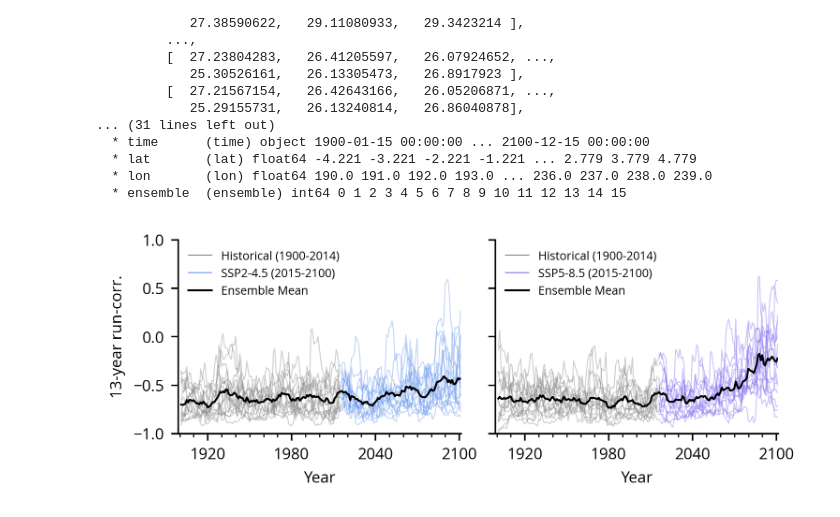
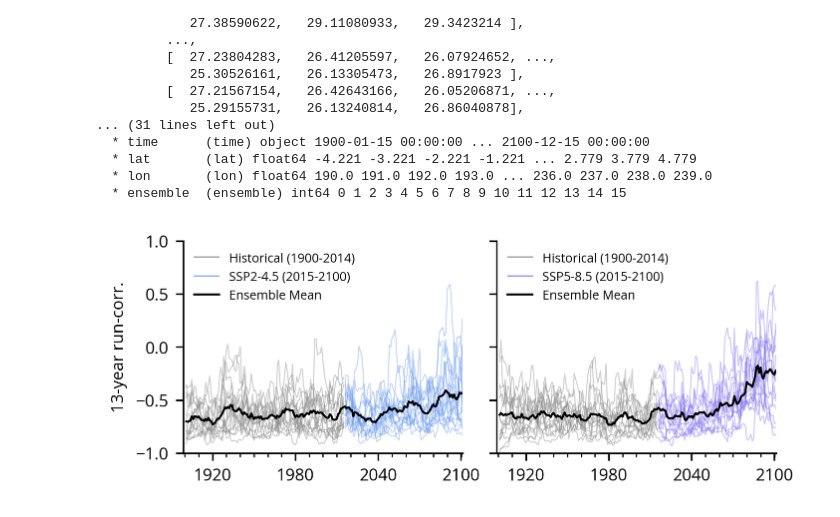
Before and after one commit to emmleroy/msea-interbasin-interactions, a Jupyter notebook: FigS4.ipynb, the cells around one changed output. Cells and saved outputs as stored; diff of their text form; code cells hidden in the pictures.

```diff
--- a/FigS4.ipynb
+++ b/FigS4.ipynb
@@ -365,14 +365,14 @@ mpl.rcParams.update({
     'figure.titlesize': 8
 })
 
-fig_width_cm = 14
-fig_height_cm = 5
+fig_width_cm = 12
+fig_height_cm = 4.5
 fig_width_in = fig_width_cm / 2.54
 fig_height_in = fig_height_cm / 2.54
 
 fig = plt.figure(figsize=(fig_width_in, fig_height_in), dpi=300, constrained_layout=True)
 
-gs1 = GridSpec(1, 2, top=0.90, bottom=0.2, hspace=0.5, wspace=0.12)
+gs1 = GridSpec(1, 2, top=0.95, bottom=0.15, left=0.12, right=0.96, hspace=0.5, wspace=0.12)
 
 ax1 = fig.add_subplot(gs1[0, 0])
 ax2 = fig.add_subplot(gs1[0, 1])
@@ -457,32 +457,32 @@ ax2.plot(
 # For legend, create temporary lines that are made invisible
 line1 = Line2D([0], [0], color='grey', linewidth=0.5, linestyle='-')
 line2 = Line2D([0], [0], color='mediumslateblue', linewidth=0.5, linestyle='-')
 line3 = Line2D([0], [0], color='k', linewidth=1, linestyle='-')
 
 plt.gca().add_patch(line1)
 plt.gca().add_patch(line2)
 plt.gca().add_patch(line3)
 
 ax2.legend([line1, line2, line3], ['Historical (1900-2014)', 'SSP5-8.5 (2015-2100)', 'Ensemble Mean'], loc='upper left', frameon=False, fontsize=6)
 
 line1.set_visible(False)
 line2.set_visible(False)
 line3.set_visible(False)
 
 # Set common axes parameters
 for ax in [ax1, ax2]:
     ax.spines['top'].set_visible(False)
     ax.spines['right'].set_visible(False)
     ax.xaxis.set_minor_locator(mpl.dates.YearLocator(base=10))
     ax.set_xlim(-37000,37000)
     ax.set_ylim(-1,1)
-    ax.set_xlabel("Year", fontsize=8)
     ax.tick_params(axis='both', which='major', labelsize=8)  # Set tick params for ax1
 
 ax1.set_ylabel("13-year run-corr.", fontsize=8)
 ax2.set_ylabel(None)
 ax2.set_yticklabels([])
 
 plt.savefig("FigS4.png")
+plt.savefig("FigS4.pdf")
 # %% [output]
-[figure, old version]
+[figure, new version]
```
Also changed, not shown: 5 other files.
